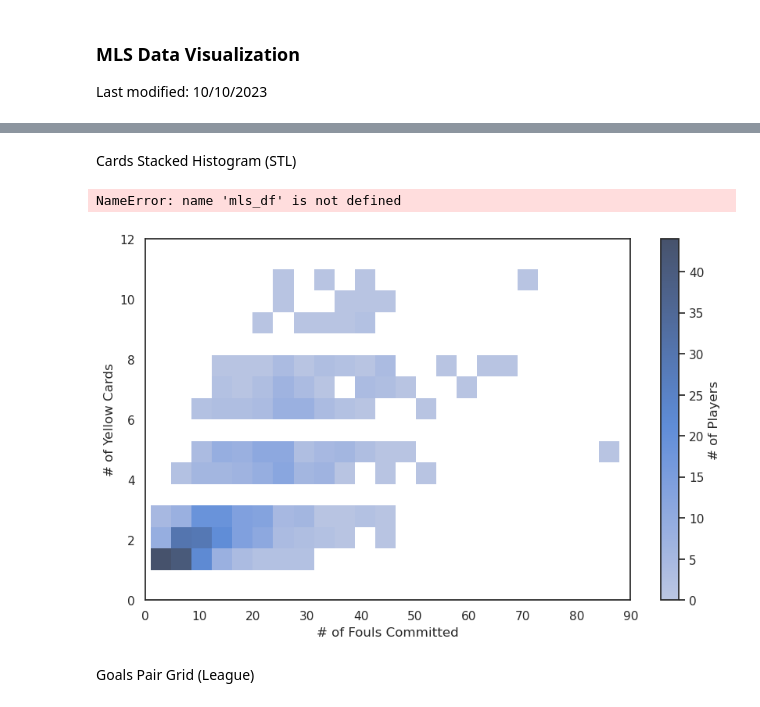
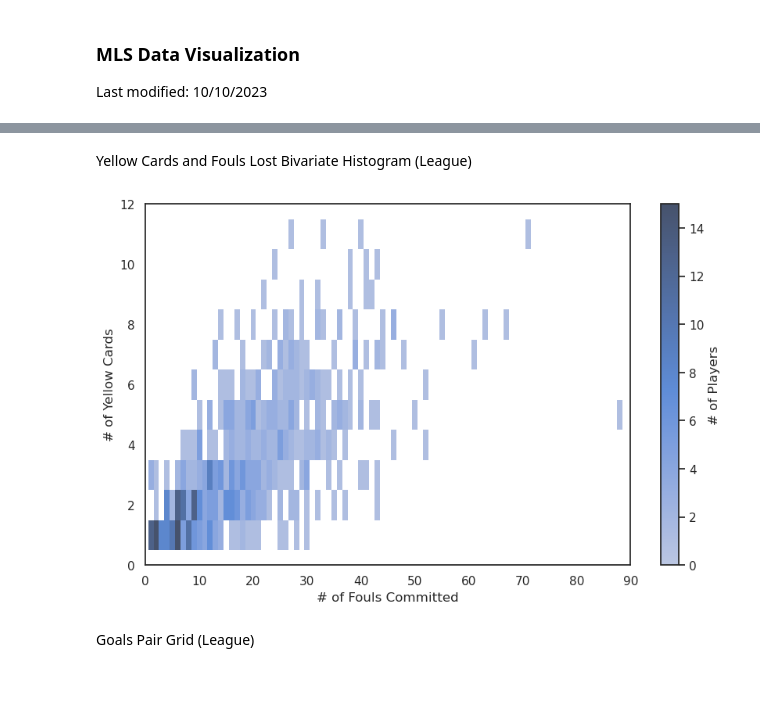
Before and after one commit to gtorrini/portfolio, a Jupyter notebook: data/mls_demo.ipynb, the cells around one changed output, grey strips where cells are left out. Saved outputs shown, nothing was run; the diff lists cells and outputs as text; code cells hidden in the pictures.

```diff
--- a/data/mls_demo.ipynb
+++ b/data/mls_demo.ipynb
@@ -58,20 +50,16 @@ sns.jointplot(data=mls_df, x='regular_season_statistics.accurate_fwd_zone_pass_p
-# %% [markdown]
-Cards Stacked Histogram (STL)
-# %%
-mls_df
-# %% [output]
-NameError: name 'mls_df' is not defined
+# %% [markdown]
+Yellow Cards and Fouls Lost Bivariate Histogram (League)
 # %%
-mls_df = league_stats(2023, 'players')
+mls_players = league_stats(2023, 'players')
 # %%
 fig, ax = plt.subplots(figsize=(10,6))
 
 sns.set_theme(style='white')
-sns.histplot(data=mls_df, x='regular_season_statistics.fk_foul_lost', y='regular_season_statistics.yellow_card',
+sns.histplot(data=mls_players, x='regular_season_statistics.fk_foul_lost', y='regular_season_statistics.yellow_card', discrete=(True, True),
              cbar=True, cbar_kws={'label': '# of Players'})
 ax.set(xlabel='# of Fouls Committed', ylabel='# of Yellow Cards', xlim=(0, 90), ylim=(0, 12));
 # %% [output]
-[figure, old version]
+[figure, new version]
 # %% [markdown]
 Goals Pair Grid (League)
 # %%
```
Also changed, not shown: parts of 20 cells of this notebook.
